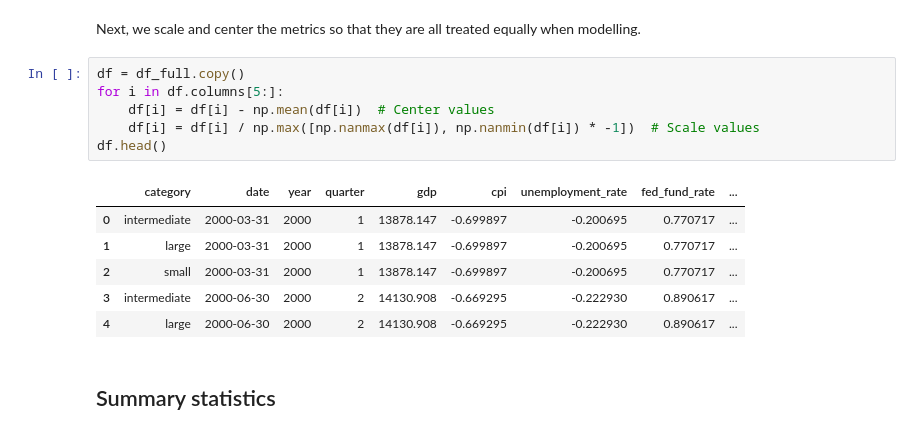
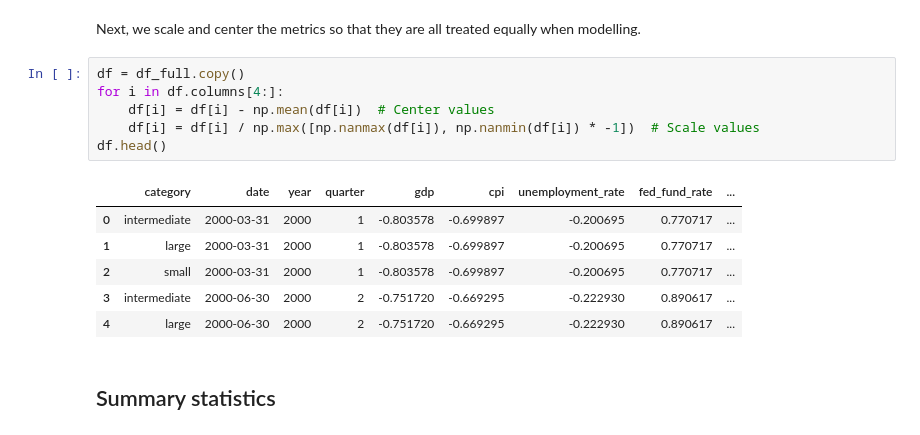
Before and after one commit to hughdingb58/deposit_size_prediction, a Jupyter notebook: main.ipynb, the cells around one changed output. Drawn from its saved outputs; the diff is of its cells as text.

```diff
--- a/main.ipynb
+++ b/main.ipynb
@@ -424,17 +424,17 @@ df_full.head()
 Next, we scale and center the metrics so that they are all treated equally when modelling.
 # %%
 df = df_full.copy()
-for i in df.columns[5:]:
+for i in df.columns[4:]:
     df[i] = df[i] - np.mean(df[i])  # Center values
     df[i] = df[i] / np.max([np.nanmax(df[i]), np.nanmin(df[i]) * -1])  # Scale values
 df.head()
 # %% [output]
 |  | category | date | year | quarter | gdp | cpi | unemployment_rate | fed_fund_rate | ... |
-| 0 | intermediate | 2000-03-31 | 2000 | 1 | 13878.147 | -0.699897 | -0.200695 | 0.770717 | ... |
-| 1 | large | 2000-03-31 | 2000 | 1 | 13878.147 | -0.699897 | -0.200695 | 0.770717 | ... |
-| 2 | small | 2000-03-31 | 2000 | 1 | 13878.147 | -0.699897 | -0.200695 | 0.770717 | ... |
-| 3 | intermediate | 2000-06-30 | 2000 | 2 | 14130.908 | -0.669295 | -0.222930 | 0.890617 | ... |
-| 4 | large | 2000-06-30 | 2000 | 2 | 14130.908 | -0.669295 | -0.222930 | 0.890617 | ... |
+| 0 | intermediate | 2000-03-31 | 2000 | 1 | -0.803578 | -0.699897 | -0.200695 | 0.770717 | ... |
+| 1 | large | 2000-03-31 | 2000 | 1 | -0.803578 | -0.699897 | -0.200695 | 0.770717 | ... |
+| 2 | small | 2000-03-31 | 2000 | 1 | -0.803578 | -0.699897 | -0.200695 | 0.770717 | ... |
+| 3 | intermediate | 2000-06-30 | 2000 | 2 | -0.751720 | -0.669295 | -0.222930 | 0.890617 | ... |
+| 4 | large | 2000-06-30 | 2000 | 2 | -0.751720 | -0.669295 | -0.222930 | 0.890617 | ... |
 # %% [markdown]
 <a id="explo-summary"></a>
 ## Summary statistics
```
Also changed, not shown: parts of 1 cell of this notebook.
